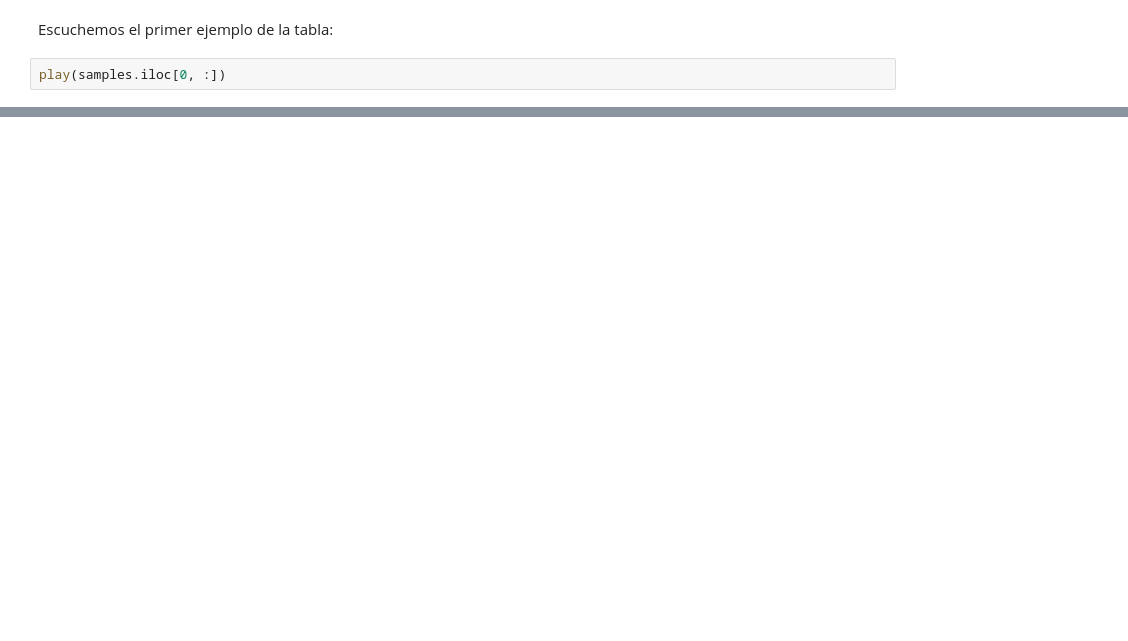
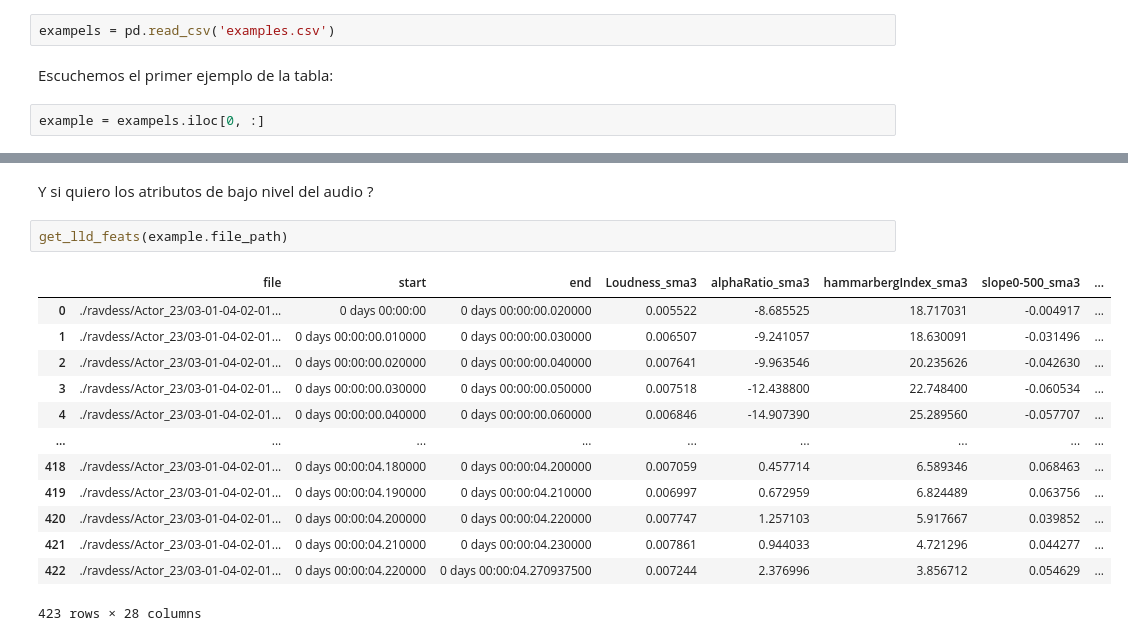
Before and after one commit to magistery-tps/aa-tp2, a Jupyter notebook: notebooks/consultar-datos.ipynb, the cells around one changed output, grey strips where cells are left out. Cells and saved outputs as stored; diff of their text form; blank space fills up the shorter version.

Commit message:
feat: same example under a csv file

```diff
--- a/notebooks/consultar-datos.ipynb
+++ b/notebooks/consultar-datos.ipynb
@@ -163,4 +167,6 @@ samples.head()
+# %%
+exampels = pd.read_csv('examples.csv')
 # %% [markdown]
 Escuchemos el primer ejemplo de la tabla:
 # %%
-play(samples.iloc[0, :])
+example = exampels.iloc[0, :]
@@ -169,0 +178,18 @@ play(samples.iloc[0, :])
+# %% [markdown]
+Y si quiero los atributos de bajo nivel del audio ?
+# %%
+get_lld_feats(example.file_path)
+# %% [output]
+|  | file | start | end | Loudness_sma3 | alphaRatio_sma3 | hammarbergIndex_sma3 | slope0-500_sma3 | ... |
+| 0 | ./ravdess/Actor_23/03-01-04-02-01... | 0 days 00:00:00 | 0 days 00:00:00.020000 | 0.005522 | -8.685525 | 18.717031 | -0.004917 | ... |
+| 1 | ./ravdess/Actor_23/03-01-04-02-01... | 0 days 00:00:00.010000 | 0 days 00:00:00.030000 | 0.006507 | -9.241057 | 18.630091 | -0.031496 | ... |
+| 2 | ./ravdess/Actor_23/03-01-04-02-01... | 0 days 00:00:00.020000 | 0 days 00:00:00.040000 | 0.007641 | -9.963546 | 20.235626 | -0.042630 | ... |
+| 3 | ./ravdess/Actor_23/03-01-04-02-01... | 0 days 00:00:00.030000 | 0 days 00:00:00.050000 | 0.007518 | -12.438800 | 22.748400 | -0.060534 | ... |
+| 4 | ./ravdess/Actor_23/03-01-04-02-01... | 0 days 00:00:00.040000 | 0 days 00:00:00.060000 | 0.006846 | -14.907390 | 25.289560 | -0.057707 | ... |
+| ... | ... | ... | ... | ... | ... | ... | ... | ... |
+| 418 | ./ravdess/Actor_23/03-01-04-02-01... | 0 days 00:00:04.180000 | 0 days 00:00:04.200000 | 0.007059 | 0.457714 | 6.589346 | 0.068463 | ... |
+| 419 | ./ravdess/Actor_23/03-01-04-02-01... | 0 days 00:00:04.190000 | 0 days 00:00:04.210000 | 0.006997 | 0.672959 | 6.824489 | 0.063756 | ... |
+| 420 | ./ravdess/Actor_23/03-01-04-02-01... | 0 days 00:00:04.200000 | 0 days 00:00:04.220000 | 0.007747 | 1.257103 | 5.917667 | 0.039852 | ... |
+| 421 | ./ravdess/Actor_23/03-01-04-02-01... | 0 days 00:00:04.210000 | 0 days 00:00:04.230000 | 0.007861 | 0.944033 | 4.721296 | 0.044277 | ... |
+| 422 | ./ravdess/Actor_23/03-01-04-02-01... | 0 days 00:00:04.220000 | 0 days 00:00:04.270937500 | 0.007244 | 2.376996 | 3.856712 | 0.054629 | ... |
+423 rows × 28 columns
```
Also changed, not shown: parts of 8 cells of this notebook, 1 other file.
